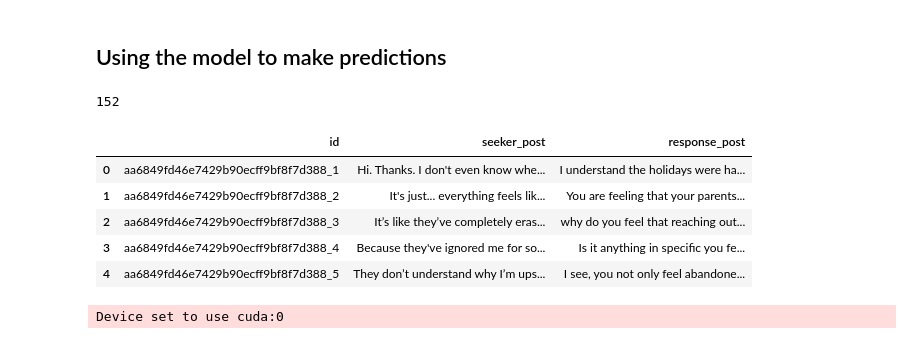
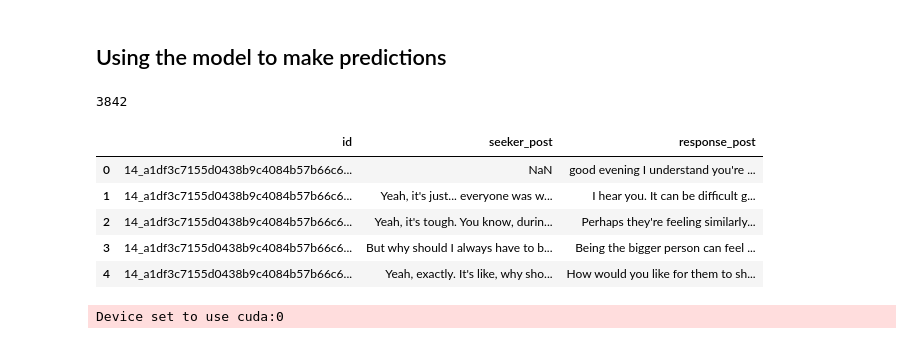
Before and after one commit to SALT-NLP/counseling-feedback, a Jupyter notebook: 2025-03-05-classifier-downsample-upweight-Empathy-goodareas-best-CARE10percent.ipynb, the cells around one changed output. Cells and saved outputs as stored; diff of their text form; code cells hidden in the pictures.

```diff
--- a/2025-03-05-classifier-downsample-upweight-Empathy-goodareas-best-CARE10percent.ipynb
+++ b/2025-03-05-classifier-downsample-upweight-Empathy-goodareas-best-CARE10percent.ipynb
@@ -624,17 +624,17 @@ f1scores
 # %%
 import pandas as pd
 
 # condition = "control"
-condition = "treatment"
-input_data = pd.read_csv(f"./all_{condition}_seekerhelper_pairs.csv")
-# input_data = pd.read_csv("N94_all_seekerhelper_pairs.csv")
+# condition = "treatment"
+# input_data = pd.read_csv(f"./all_{condition}_seekerhelper_pairs.csv")
+input_data = pd.read_csv("N94_all_seekerhelper_pairs.csv")
 print(len(input_data))
 input_data.head()
 # %% [output]
-152
+3842
 |  | id | seeker_post | response_post |
-| 0 | aa6849fd46e7429b90ecff9bf8f7d388_1 | Hi. Thanks. I don't even know whe... | I understand the holidays were ha... |
-| 1 | aa6849fd46e7429b90ecff9bf8f7d388_2 | It's just... everything feels lik... | You are feeling that your parents... |
-| 2 | aa6849fd46e7429b90ecff9bf8f7d388_3 | It’s like they’ve completely eras... | why do you feel that reaching out... |
-| 3 | aa6849fd46e7429b90ecff9bf8f7d388_4 | Because they've ignored me for so... | Is it anything in specific you fe... |
-| 4 | aa6849fd46e7429b90ecff9bf8f7d388_5 | They don’t understand why I’m ups... | I see, you not only feel abandone... |
+| 0 | 14_a1df3c7155d0438b9c4084b57b66c6... | NaN | good evening I understand you're ... |
+| 1 | 14_a1df3c7155d0438b9c4084b57b66c6... | Yeah, it's just... everyone was w... | I hear you. It can be difficult g... |
+| 2 | 14_a1df3c7155d0438b9c4084b57b66c6... | Yeah, it's tough. You know, durin... | Perhaps they're feeling similarly... |
+| 3 | 14_a1df3c7155d0438b9c4084b57b66c6... | But why should I always have to b... | Being the bigger person can feel ... |
+| 4 | 14_a1df3c7155d0438b9c4084b57b66c6... | Yeah, exactly. It's like, why sho... | How would you like for them to sh... |
```
Also changed, not shown: parts of 8 cells of this notebook, 5 other files.
